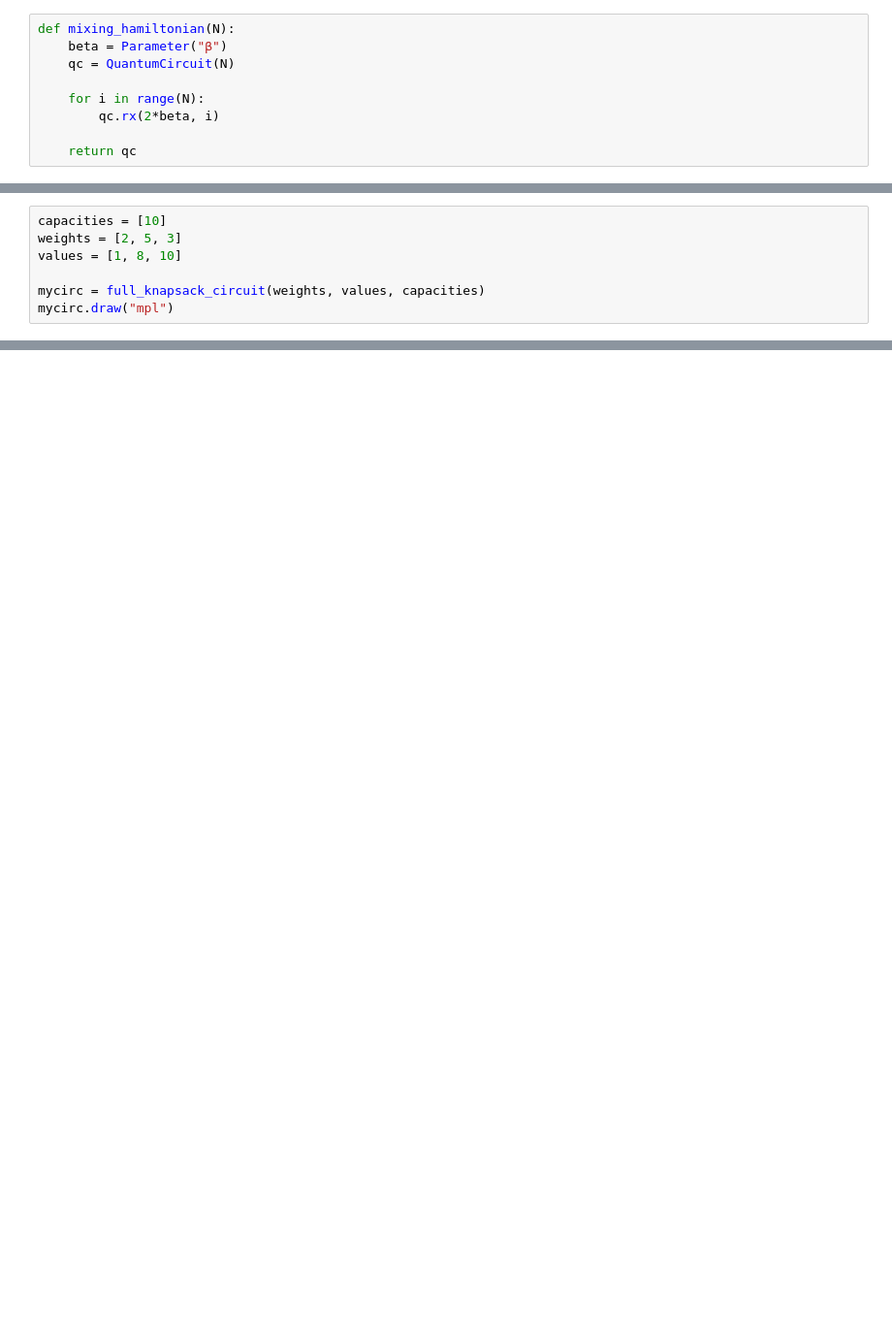
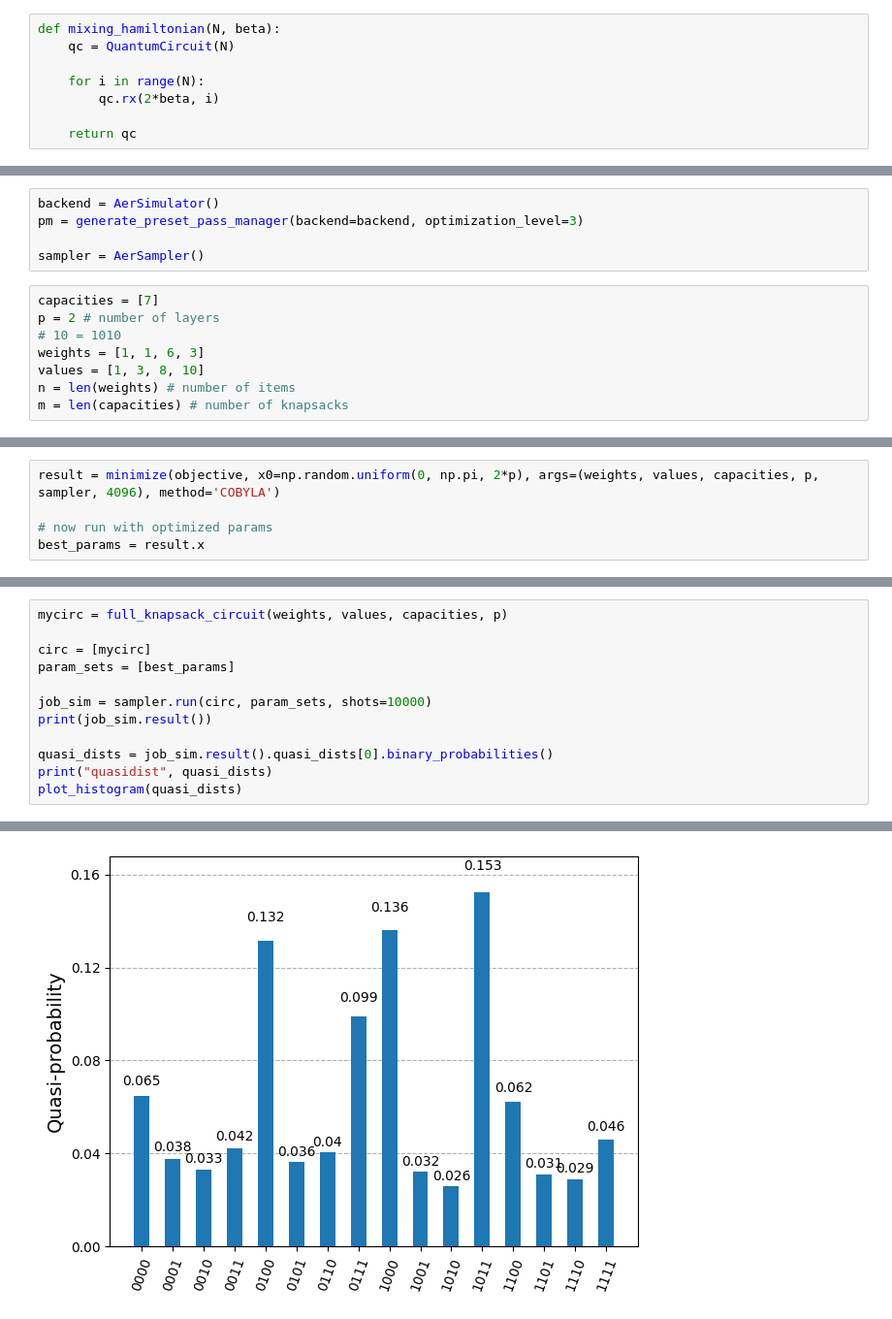
Before and after one commit to fabbasi25/knapsack-project, a Jupyter notebook: qaoa.ipynb, the cells around one changed output, grey strips where cells are left out. Shown at 97% size. Cells and saved outputs as stored; diff of their text form; blank space fills up the shorter version.

```diff
--- a/qaoa.ipynb
+++ b/qaoa.ipynb
@@ -71,8 +71,7 @@ def knapsack_hamiltonian(weights, values, capacities):
 
     return qc
 # %%
-def mixing_hamiltonian(N):
-    beta = Parameter("β")
+def mixing_hamiltonian(N, beta):
     qc = QuantumCircuit(N)
 
     for i in range(N):
@@ -99,7 +124,13 @@ def full_knapsack_circuit(weights, values, capacities):
+# %%
+backend = AerSimulator()
+pm = generate_preset_pass_manager(backend=backend, optimization_level=3)
+
+sampler = AerSampler()
 # %%
-capacities = [10]
-weights = [2, 5, 3]
-values = [1, 8, 10]
-
-mycirc = full_knapsack_circuit(weights, values, capacities)
-mycirc.draw("mpl")
+capacities = [7]
+p = 2 # number of layers
+# 10 = 1010
+weights = [1, 1, 6, 3]
+values = [1, 3, 8, 10]
+n = len(weights) # number of items
+m = len(capacities) # number of knapsacks
@@ -107,0 +137,5 @@ mycirc.draw("mpl")
+# %%
+result = minimize(objective, x0=np.random.uniform(0, np.pi, 2*p), args=(weights, values, capacities, p, sampler, 4096), method='COBYLA')
+
+# now run with optimized params
+best_params = result.x
@@ -107,0 +146,13 @@ mycirc.draw("mpl")
+# %%
+mycirc = full_knapsack_circuit(weights, values, capacities, p)
+
+circ = [mycirc]
+param_sets = [best_params]
+
+job_sim = sampler.run(circ, param_sets, shots=10000)
+print(job_sim.result())
+
+quasi_dists = job_sim.result().quasi_dists[0].binary_probabilities()
+print("quasidist", quasi_dists)
+plot_histogram(quasi_dists)
+# %% [output]
@@ -107,0 +161 @@ mycirc.draw("mpl")
+[figure, added]
```
Also changed, not shown: parts of 8 cells of this notebook.
